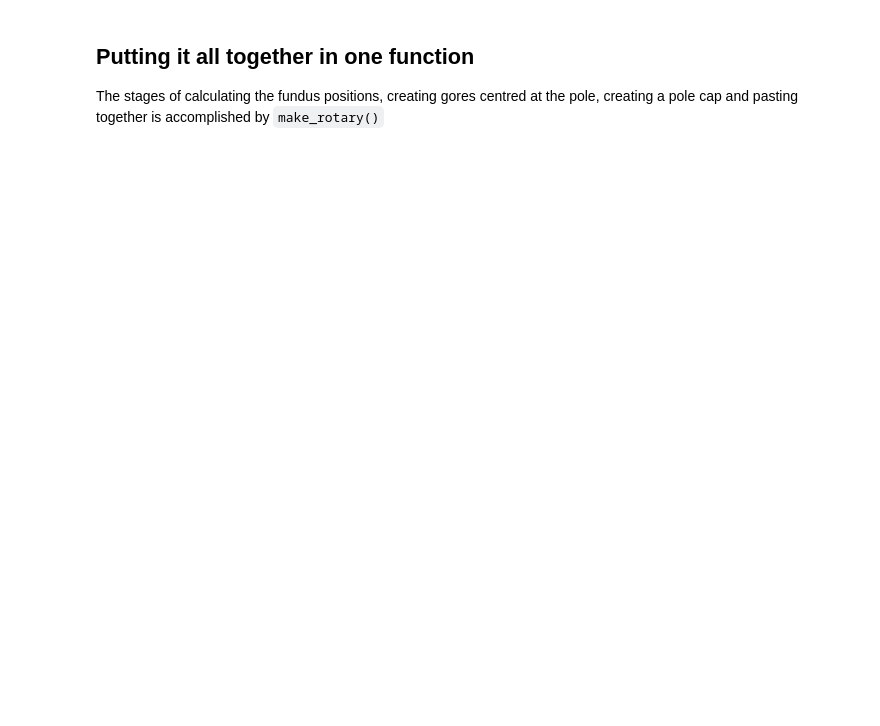
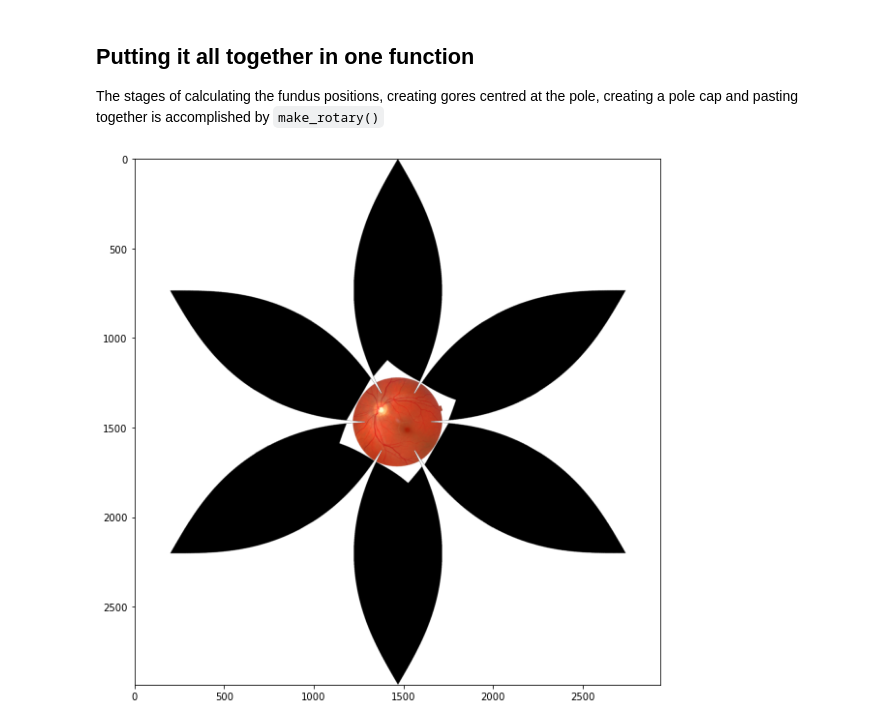
Before and after one commit to stuwilmur/sim-eye, a Jupyter notebook: Example.ipynb, the cells around one changed output. Saved outputs shown, nothing was run; the diff lists cells and outputs as text; code cells hidden in the pictures; blank space fills up the shorter version.

```diff
--- a/Example.ipynb
+++ b/Example.ipynb
@@ -79,4 +82,6 @@ The stages of calculating the fundus positions, creating gores centred at the po
 # %%
 rotary_gores = gore2.make_rotary (im, focal_length=focal_length, alpha_max=angular_size, num_gores=6, phi_no_cut = pi / 8)
 rotary_gores.save("rotary_gores.png")
-gore2.fig(rotary_gores)
+fig(rotary_gores)
+# %% [output]
+[figure, added]
```
Also changed, not shown: parts of 6 cells of this notebook, 5 other files.
